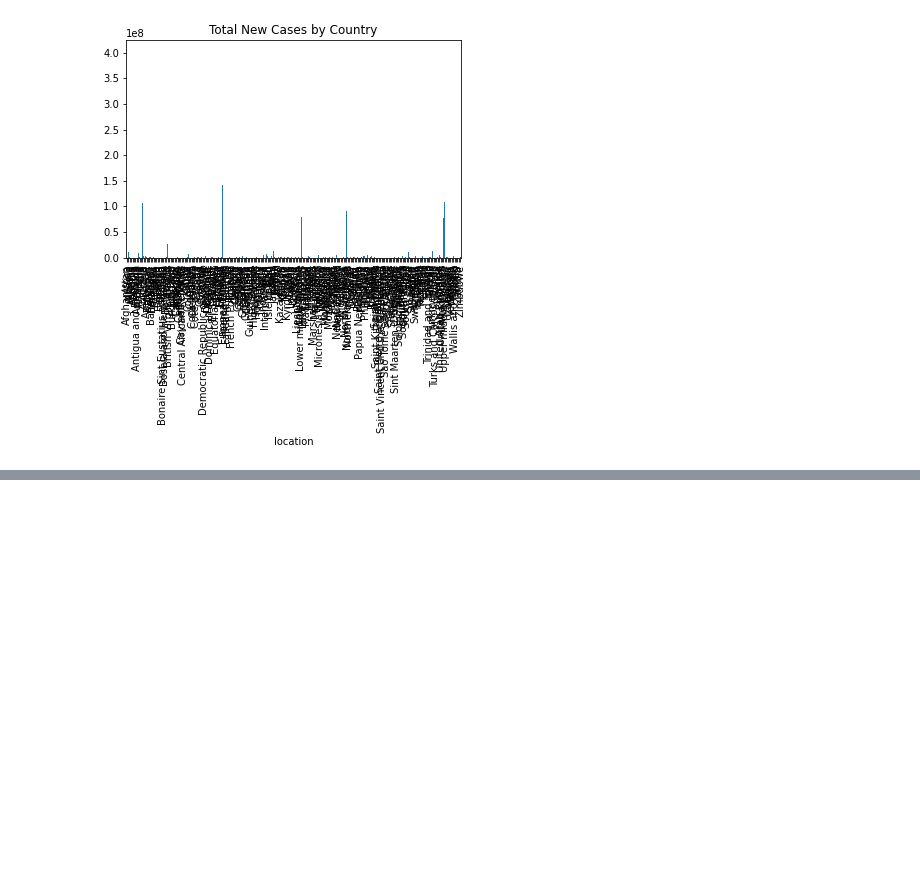
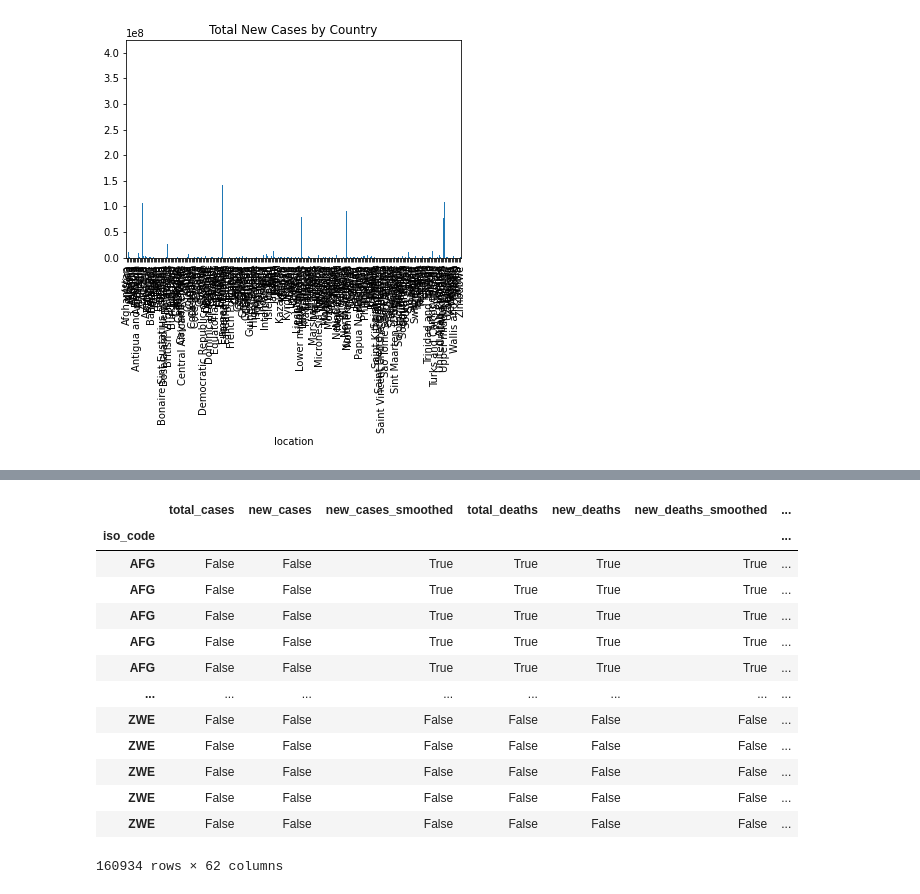
Before and after one commit to Alant84/UCDPractice, a Jupyter notebook: CovidAssignementCleaned.ipynb, the cells around one changed output, grey strips where cells are left out. Saved outputs shown, nothing was run; the diff lists cells and outputs as text; code cells hidden in the pictures; blank space fills up the shorter version.

```diff
--- a/CovidAssignementCleaned.ipynb
+++ b/CovidAssignementCleaned.ipynb
@@ -231,0 +294,17 @@ plt.show()
+# %%
+brics[num_vars].isnull()
+# %% [output]
+|  | total_cases | new_cases | new_cases_smoothed | total_deaths | new_deaths | new_deaths_smoothed | ... |
+| iso_code |  |  |  |  |  |  | ... |
+| AFG | False | False | True | True | True | True | ... |
+| AFG | False | False | True | True | True | True | ... |
+| AFG | False | False | True | True | True | True | ... |
+| AFG | False | False | True | True | True | True | ... |
+| AFG | False | False | True | True | True | True | ... |
+| ... | ... | ... | ... | ... | ... | ... | ... |
+| ZWE | False | False | False | False | False | False | ... |
+| ZWE | False | False | False | False | False | False | ... |
+| ZWE | False | False | False | False | False | False | ... |
+| ZWE | False | False | False | False | False | False | ... |
+| ZWE | False | False | False | False | False | False | ... |
+160934 rows × 62 columns
```
Also changed, not shown: parts of 14 cells of this notebook.
